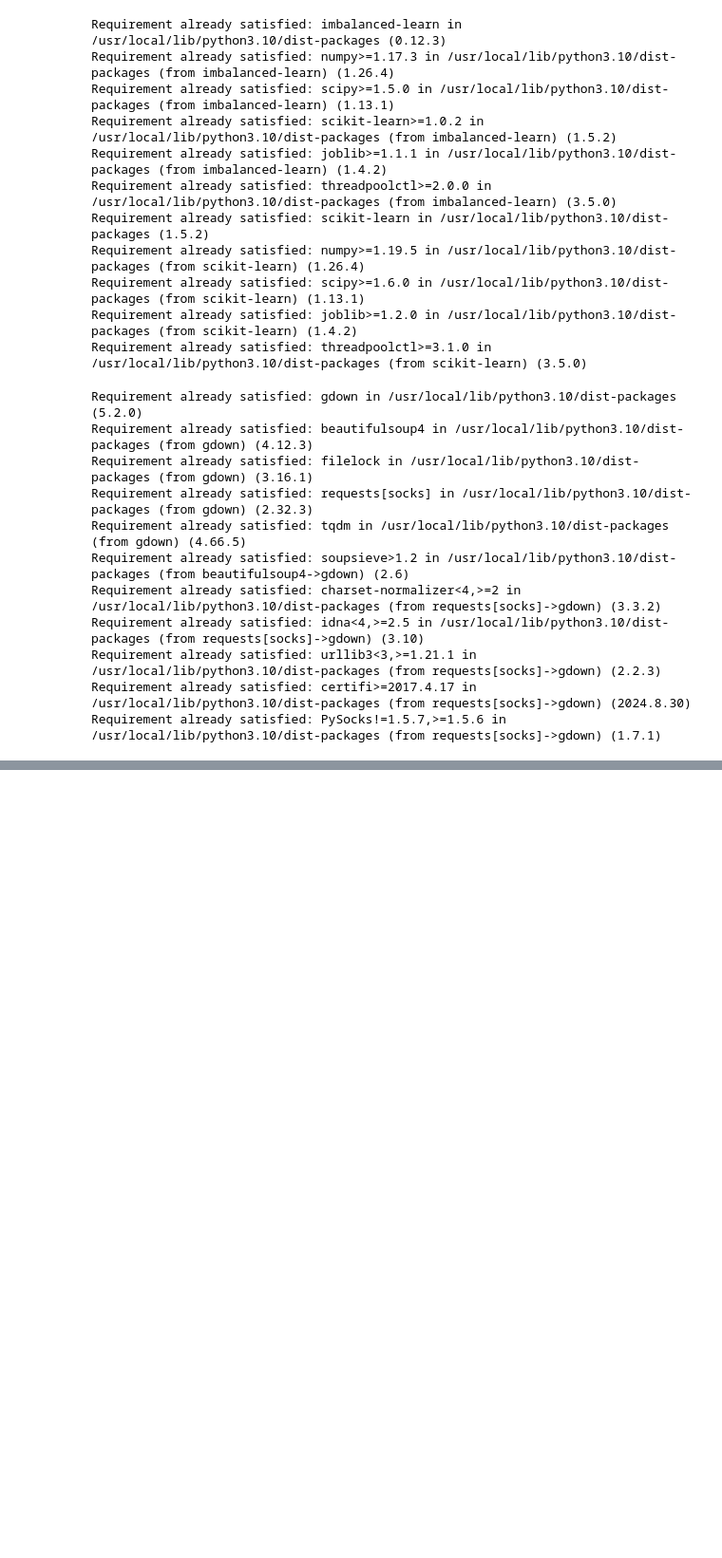
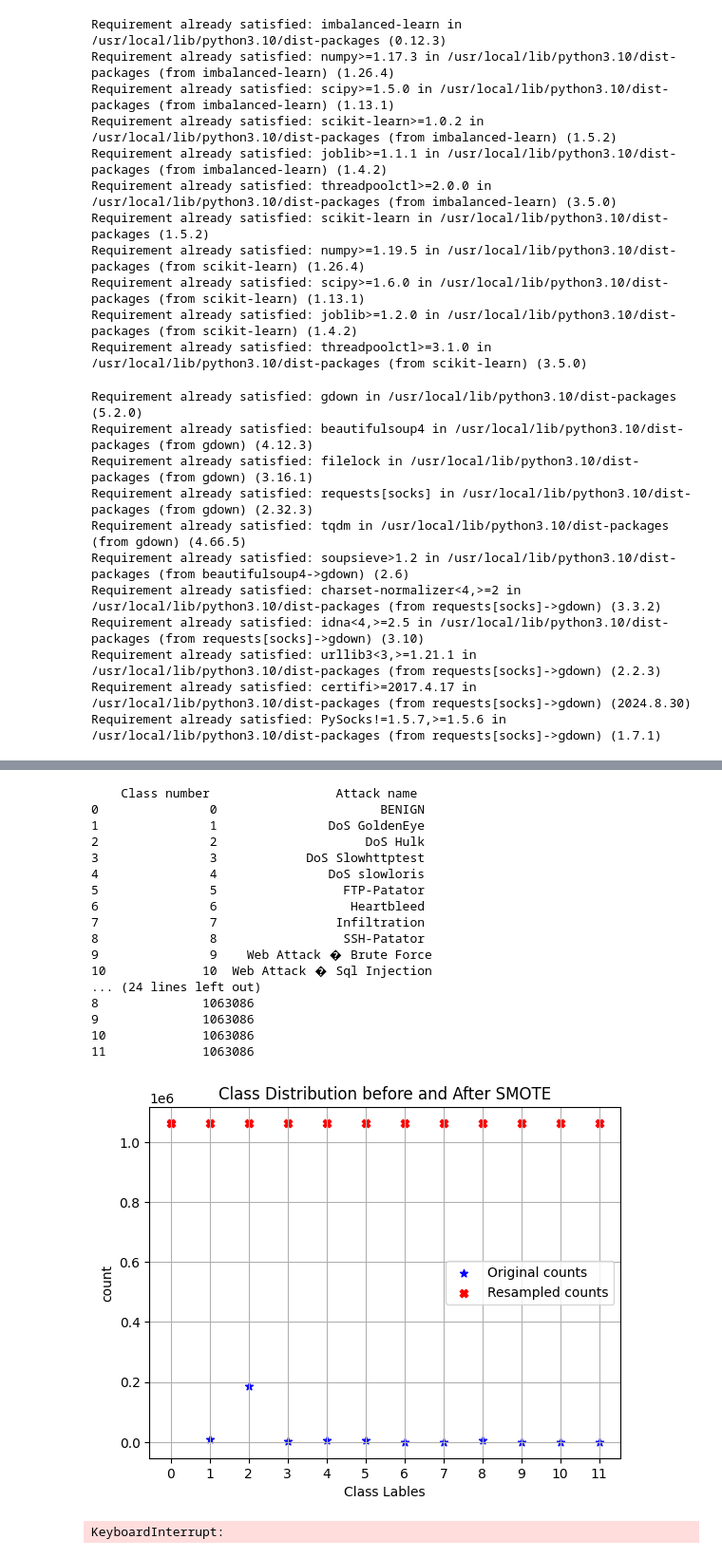
Before and after one commit to MeenaRuwandi/INCS870-Fall2024-Team4, a Jupyter notebook: incs870_team4.ipynb, the cells around one changed output, grey strips where cells are left out. Shown: that part at 95% size. Cells and saved outputs as stored; diff of their text form; code cells hidden in the pictures; blank space fills up the shorter version.

Commit message:
Success in SMOTE...next step is train the model with Random Forest Algorithm

```diff
--- a/incs870_team4.ipynb
+++ b/incs870_team4.ipynb
@@ -222,0 +474,10 @@ plt.show()
+# %%
+#Still have missing values in Flow Packets/s                 406 in testDataset
+#Fill NaN values with the median of the 'Flow Packets/s' column
+testDataset['Flow Packets/s']=testDataset['Flow Packets/s'].fillna(testDataset['Flow Packets/s'].median())
+print(testDataset['Flow Packets/s'].isnull().sum())
+
+#Still have missing values in Flow Packets/s               1497   in trainDataset
+#Fill NaN values with the median of the 'Flow Packets/s' column
+trainDataset['Flow Packets/s']=trainDataset['Flow Packets/s'].fillna(trainDataset['Flow Packets/s'].median())
+print(trainDataset['Flow Packets/s'].isnull().sum())
@@ -229,10 +493,11 @@ from imblearn.over_sampling import SMOTE
 smote=SMOTE(random_state=42)
 
 #Fit SMOTE to thr training data
-x_resampled, y_resampled = smote.fit_resample(x_train, y_train)
+x_resampled, y_resampled = smote.fit_resample(trainDataset, y_train)
 
 #check the new class distribution
 print("Original traning labled distribution:")
-print(y_train.value_counts())
+#convert Numpy array into Pandas Series
+print(pd.Series(y_train).value_counts())
 print("\n Resampled training lables distribution:")
-print(pd.Series(y_resampled).value_count())
+print(pd.Series(y_resampled).value_counts())
@@ -238,0 +522,62 @@ print(pd.Series(y_resampled).value_count())
+# %%
+#get the class numbers and attack name by inverse the label ancoding
+classNum=range(len(labelEncoder.classes_))
+#get orginal class names
+attackNames=labelEncoder.inverse_transform(classNum)
+#newDataFrame to display class number with corrsponding attack name
+class_mapping=pd.DataFrame({'Class number ':classNum,'Attack name ':attackNames})
+print(class_mapping)
+
+#plot the out put of oversampling with SMOTE
+original_counts=pd.Series(y_train).value_counts().sort_index()
+resampled_counts=pd.Series(y_resampled).value_counts().sort_index()
+
+#newDataFrame to display class number with corrsponding attack name
+class_mapping=pd.DataFrame({'Class number ':classNum,'Attack name ':attackNames,'Original count ':original_counts,'Re-sampled counts ':resampled_counts})
+print(class_mapping)
+
+#create x-axis values for classes
+classTypes=np.arange(len(original_counts))
+classNames=original_counts.index
+
+#scatter plot for original values
+plt.scatter(classNames,original_counts,color='blue',label='Original counts',marker='*')
+
+#Scatter plot for resampled values
+plt.scatter(classNames,resampled_counts,color='red',label='Resampled counts',marker='X')
+
+#Set x-tixks to class lables
+plt.xticks(classTypes,original_counts.index)
+
+#Add labled and titles
+plt.xlabel('Class Lables')
+plt.ylabel('count')
+plt.title('Class Distribution before and After SMOTE')
+plt.legend()
+plt.grid()
+
+plt.show()
+# %% [output]
+    Class number                 Attack name
+0               0                      BENIGN
+1               1               DoS GoldenEye
+2               2                    DoS Hulk
+3               3            DoS Slowhttptest
+4               4               DoS slowloris
+5               5                 FTP-Patator
+6               6                  Heartbleed
+7               7                Infiltration
+8               8                 SSH-Patator
+9               9    Web Attack � Brute Force
+10             10  Web Attack � Sql Injection
+... (24 lines left out)
+8              1063086
+9              1063086
+10             1063086
+11             1063086
+[figure, added]
+# %%
+model=RandomForestClassifier(random_state=42)
+model.fit(x_resampled,y_resampled)
+# %% [output]
+KeyboardInterrupt:
```
Also changed, not shown: parts of 23 cells of this notebook.
